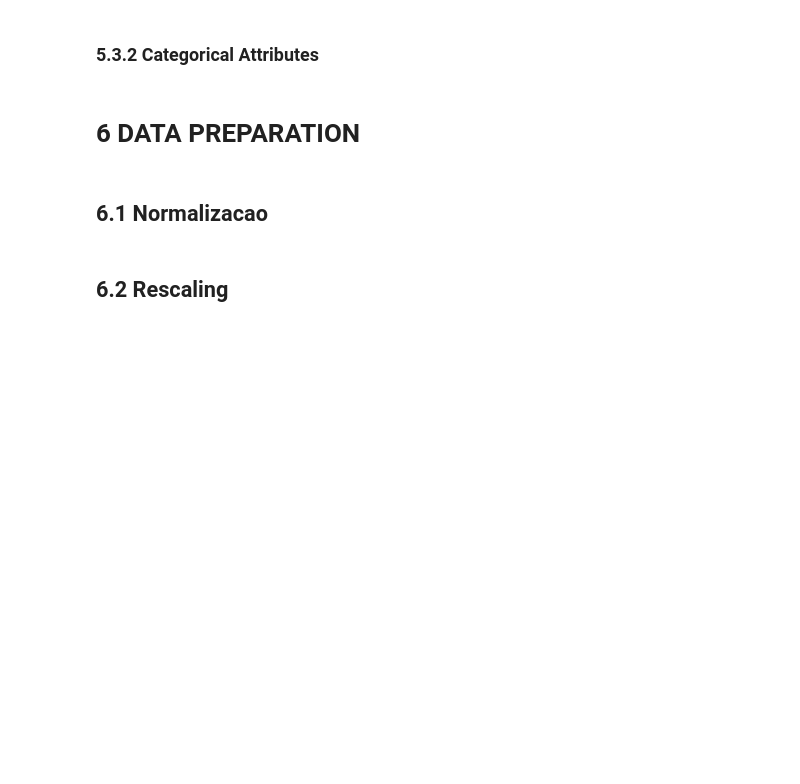
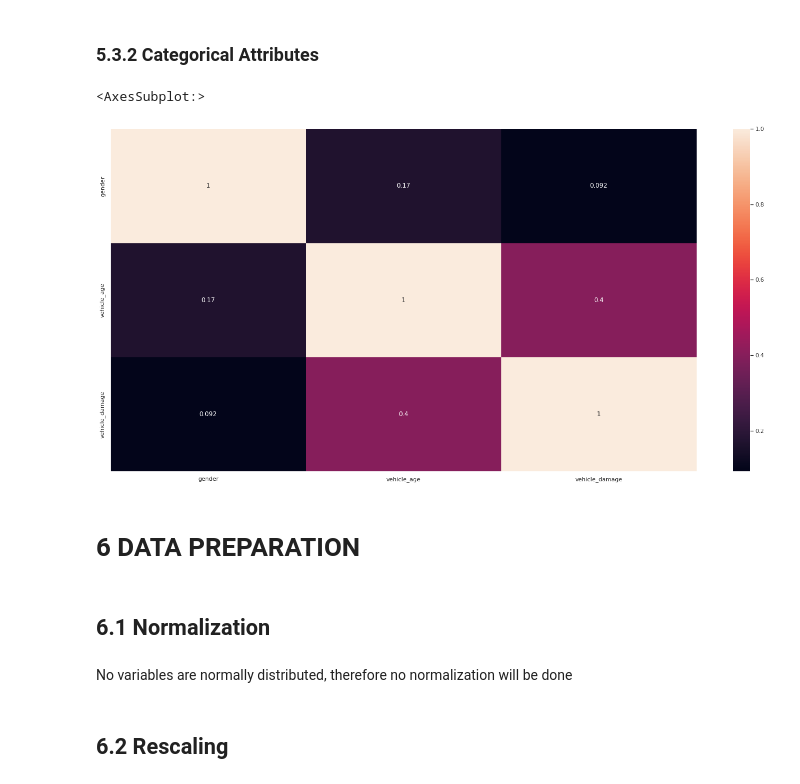
Before and after one commit to rafael-asousa/Cross-Sell-Prediction, a Jupyter notebook: notebook/cross-sell-predictions.ipynb, the cells around one changed output. Cells and saved outputs as stored; diff of their text form; code cells hidden in the pictures; blank space fills up the shorter version.

```diff
--- a/notebook/cross-sell-predictions.ipynb
+++ b/notebook/cross-sell-predictions.ipynb
@@ -15,6 +17,10 @@ from IPython.display import Image
 ## 1.1 Helper Functions
 # %%
 def jupyter_settings():
+    """
+    sets up jupyter to prefered settings
+    """
+
     %matplotlib inline
     %pylab inline
 
@@ -44,6 +50,31 @@ def postgres_con():
     con = sqlalchemy.create_engine(f'postgresql://{username}:{password}@{host}:{port}/{database}')
 
     return con
+
+def cramer_v( x, y ):
+    """
+    Calculates the correlation between categorical variables, x and y are pandas series.
+    """
+
+    cm = pd.crosstab( x, y ).values
+    n = cm.sum()
+    r, k = cm.shape
+
+    chi2 = chi2_contingency( cm )[0]
+    chi2corr = max( 0, chi2 - (k-1)*(r-1)/(n-1) )
+
+    kcorr = k - (k-1)**2/(n-1)
+    rcorr = r - (r-1)**2/(n-1)
+
+    return np.sqrt( (chi2corr/n) / ( min( kcorr-1, rcorr-1 ) ) )
+
+def freq_encoder( col ):
+    col = col.copy()
+    map_values = dict( col.groupby(col.columns[0]).size()/len(col) )
+    col[col.columns[0]] = col[col.columns[0]].map( map_values )
+    col[col.columns[0]] = mms.fit_transform(col[[col.columns[0]]])
+
+    return col
 # %%
 jupyter_settings()
 # %% [output]
@@ -385,4 +436,22 @@ sns.barplot(x='vehicle_age',y='response',data=aux1)
 # %% [markdown]
 ### 5.3.2 Categorical Attributes
+# %%
+cat_columns = cat_attributes.drop(columns='response').columns
+
+cat_heatmap_dict = {}
+
+for col1 in cat_columns:
+    cat_heatmap_dict[col1] = []
+    for col2 in cat_columns:
+        corr_value = cramer_v(cat_attributes[col1], cat_attributes[col2] )
+        cat_heatmap_dict[col1].append(corr_value)
+
+cat_corr_heatmap_df = pd.DataFrame(cat_heatmap_dict)
+cat_corr_heatmap_df = cat_corr_heatmap_df.set_index( cat_corr_heatmap_df.columns )
+
+sns.heatmap(cat_corr_heatmap_df, annot=True)
+# %% [output]
+<AxesSubplot:>
+[figure, added]
 # %% [markdown]
 # 6 DATA PREPARATION
@@ -389,4 +460,6 @@ sns.barplot(x='vehicle_age',y='response',data=aux1)
 # %% [markdown]
-## 6.1 Normalizacao
+## 6.1 Normalization
+# %% [markdown]
+No variables are normally distributed, therefore no normalization will be done
 # %% [markdown]
 ## 6.2 Rescaling
```
Also changed, not shown: parts of 18 cells of this notebook.
